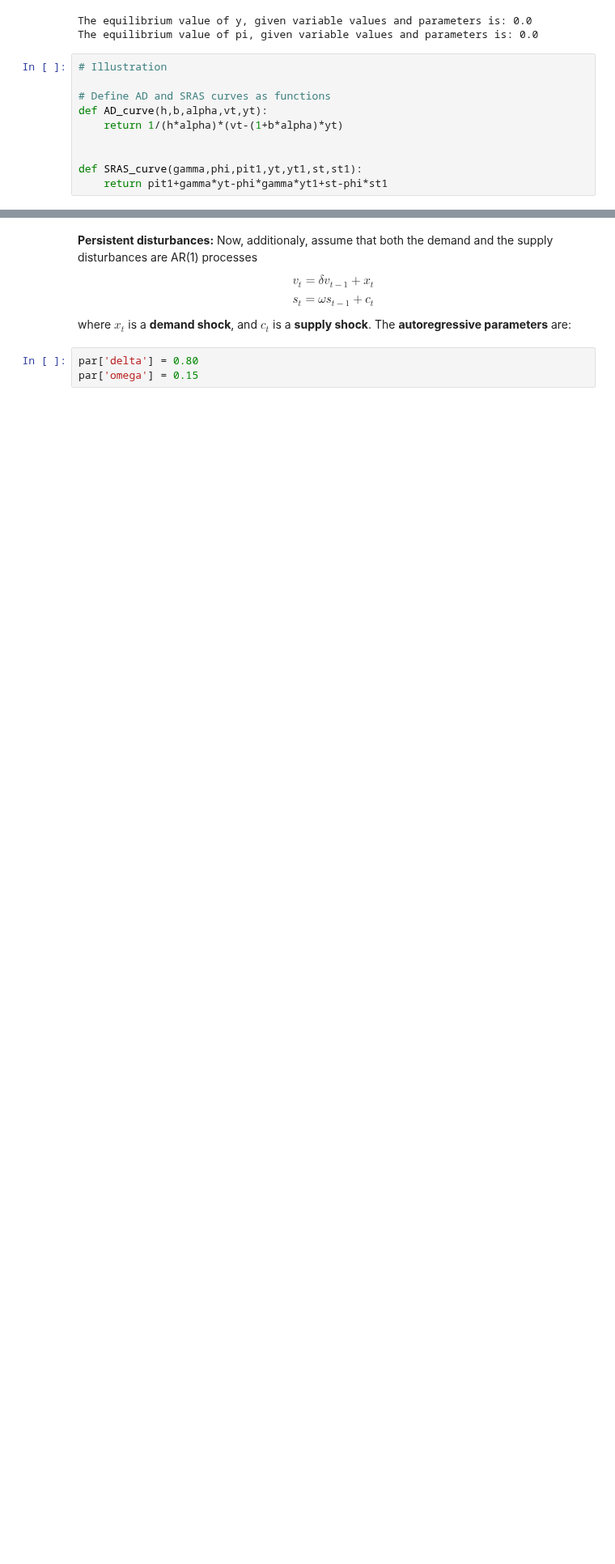
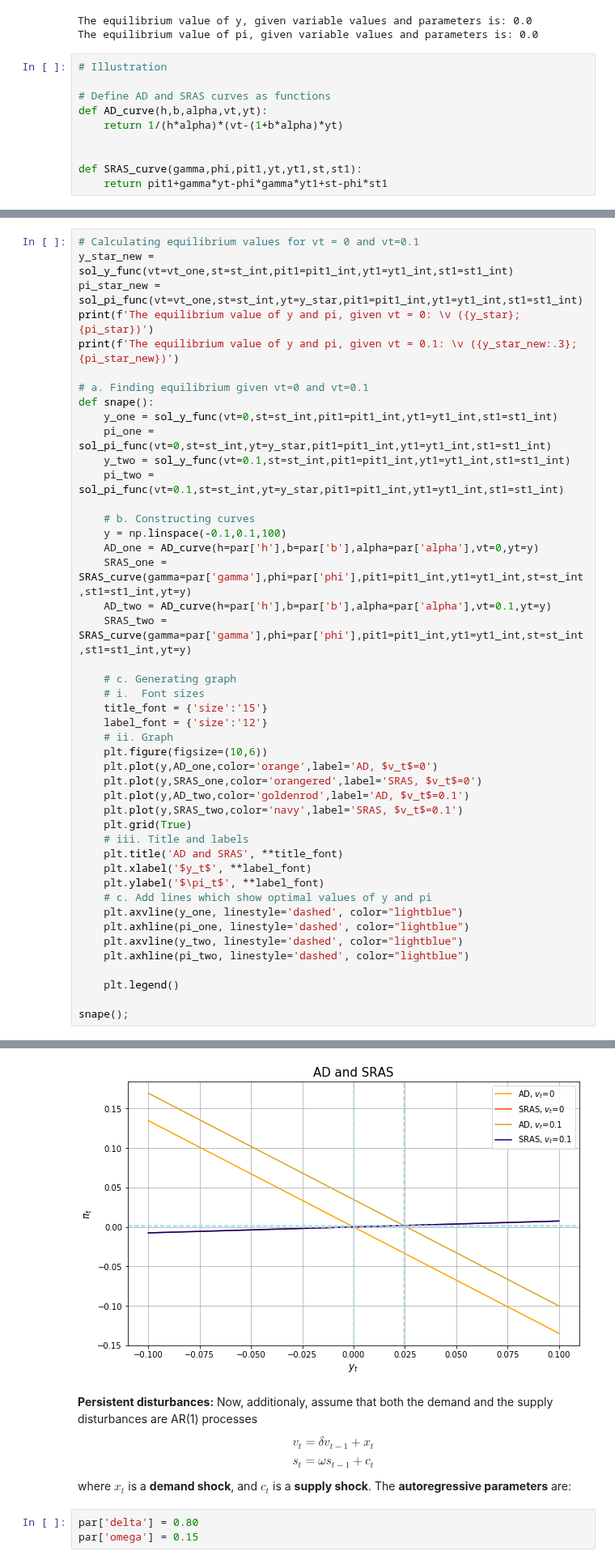
Before and after one commit to NumEconCopenhagen/projects-2019-credible-threats, a Jupyter notebook: examproject/Idaho.ipynb, the cells around one changed output, grey strips where cells are left out. Shown at 81% size. Cells and saved outputs as stored; diff of their text form; blank space fills up the shorter version.

```diff
--- a/examproject/Idaho.ipynb
+++ b/examproject/Idaho.ipynb
@@ -227,0 +219,46 @@ Bare hvis vi vil bruge slideren. Alternativt kunne vi lave en Checkbox
+# %%
+# Calculating equilibrium values for vt = 0 and vt=0.1
+y_star_new = sol_y_func(vt=vt_one,st=st_int,pit1=pit1_int,yt1=yt1_int,st1=st1_int)
+pi_star_new = sol_pi_func(vt=vt_one,st=st_int,yt=y_star,pit1=pit1_int,yt1=yt1_int,st1=st1_int)
+print(f'The equilibrium value of y and pi, given vt = 0: \v ({y_star};{pi_star})')
+print(f'The equilibrium value of y and pi, given vt = 0.1: \v ({y_star_new:.3};{pi_star_new})')
+
+# a. Finding equilibrium given vt=0 and vt=0.1
+def snape():
+    y_one = sol_y_func(vt=0,st=st_int,pit1=pit1_int,yt1=yt1_int,st1=st1_int)
+    pi_one = sol_pi_func(vt=0,st=st_int,yt=y_star,pit1=pit1_int,yt1=yt1_int,st1=st1_int)
+    y_two = sol_y_func(vt=0.1,st=st_int,pit1=pit1_int,yt1=yt1_int,st1=st1_int)
+    pi_two = sol_pi_func(vt=0.1,st=st_int,yt=y_star,pit1=pit1_int,yt1=yt1_int,st1=st1_int)
+
+    # b. Constructing curves
+    y = np.linspace(-0.1,0.1,100)
+    AD_one = AD_curve(h=par['h'],b=par['b'],alpha=par['alpha'],vt=0,yt=y)
+    SRAS_one = SRAS_curve(gamma=par['gamma'],phi=par['phi'],pit1=pit1_int,yt1=yt1_int,st=st_int,st1=st1_int,yt=y)
+    AD_two = AD_curve(h=par['h'],b=par['b'],alpha=par['alpha'],vt=0.1,yt=y)
+    SRAS_two = SRAS_curve(gamma=par['gamma'],phi=par['phi'],pit1=pit1_int,yt1=yt1_int,st=st_int,st1=st1_int,yt=y)
+
+    # c. Generating graph
+    # i.  Font sizes
+    title_font = {'size':'15'}
+    label_font = {'size':'12'}
+    # ii. Graph
+    plt.figure(figsize=(10,6))
+    plt.plot(y,AD_one,color='orange',label='AD, $v_t$=0')
+    plt.plot(y,SRAS_one,color='orangered',label='SRAS, $v_t$=0')
+    plt.plot(y,AD_two,color='goldenrod',label='AD, $v_t$=0.1')
+    plt.plot(y,SRAS_two,color='navy',label='SRAS, $v_t$=0.1')
+    plt.grid(True)
+    # iii. Title and labels
+    plt.title('AD and SRAS', **title_font)
+    plt.xlabel('$y_t$', **label_font)
+    plt.ylabel('$\pi_t$', **label_font)
+    # c. Add lines which show optimal values of y and pi
+    plt.axvline(y_one, linestyle='dashed', color="lightblue")
+    plt.axhline(pi_one, linestyle='dashed', color="lightblue")
+    plt.axvline(y_two, linestyle='dashed', color="lightblue")
+    plt.axhline(pi_two, linestyle='dashed', color="lightblue")
+
+    plt.legend()
+
+snape();
+# %% [output]
@@ -228,3 +267,4 @@ Bare hvis vi vil bruge slideren. Alternativt kunne vi lave en Checkbox
+[figure, added]
 # %% [markdown]
 **Persistent disturbances:** Now, additionaly, assume that both the demand and the supply disturbances are AR(1) processes
 
```
Also changed, not shown: parts of 11 cells of this notebook, 1 other file.
